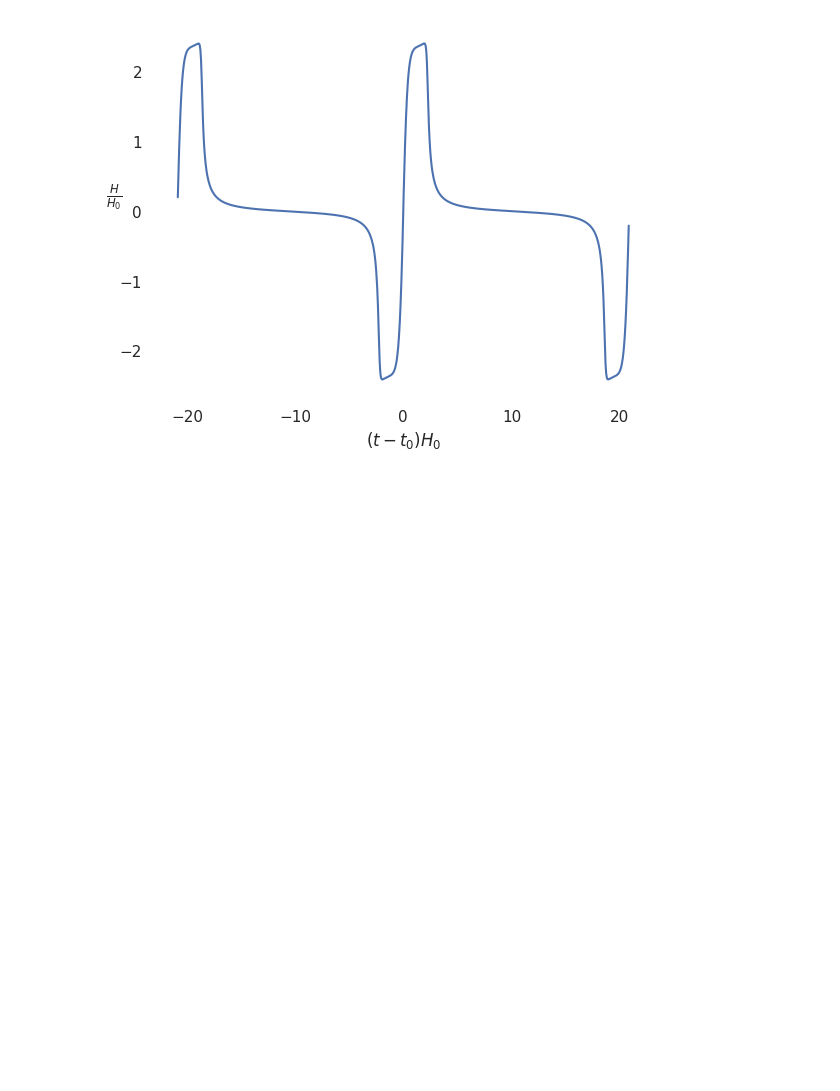
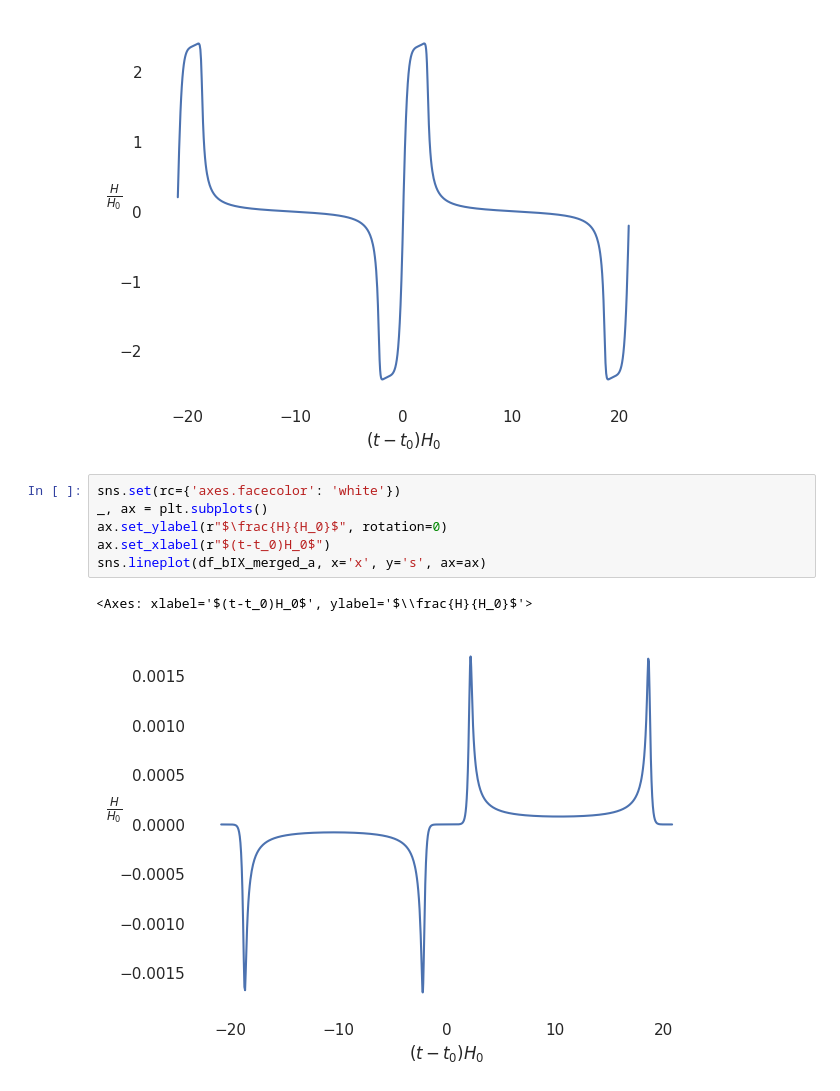
Before and after one commit to Rafkat/BianchiIX_visualisations, a Jupyter notebook: ode_visualisations.ipynb, the cells around one changed output. Saved outputs shown, nothing was run; the diff lists cells and outputs as text; blank space fills up the shorter version.

Commit message:
added anisotropy graph

```diff
--- a/ode_visualisations.ipynb
+++ b/ode_visualisations.ipynb
@@ -180,3 +180,12 @@ sns.lineplot(df_bIX_merged_a, x='x', y='da/a', ax=ax)
 # %% [output]
 <Axes: xlabel='$(t-t_0)H_0$', ylabel='$\\frac{H}{H_0}$'>
 [figure]
+# %%
+sns.set(rc={'axes.facecolor': 'white'})
+_, ax = plt.subplots()
+ax.set_ylabel(r"$\frac{H}{H_0}$", rotation=0)
+ax.set_xlabel(r"$(t-t_0)H_0$")
+sns.lineplot(df_bIX_merged_a, x='x', y='s', ax=ax)
+# %% [output]
+<Axes: xlabel='$(t-t_0)H_0$', ylabel='$\\frac{H}{H_0}$'>
+[figure, added]
```
